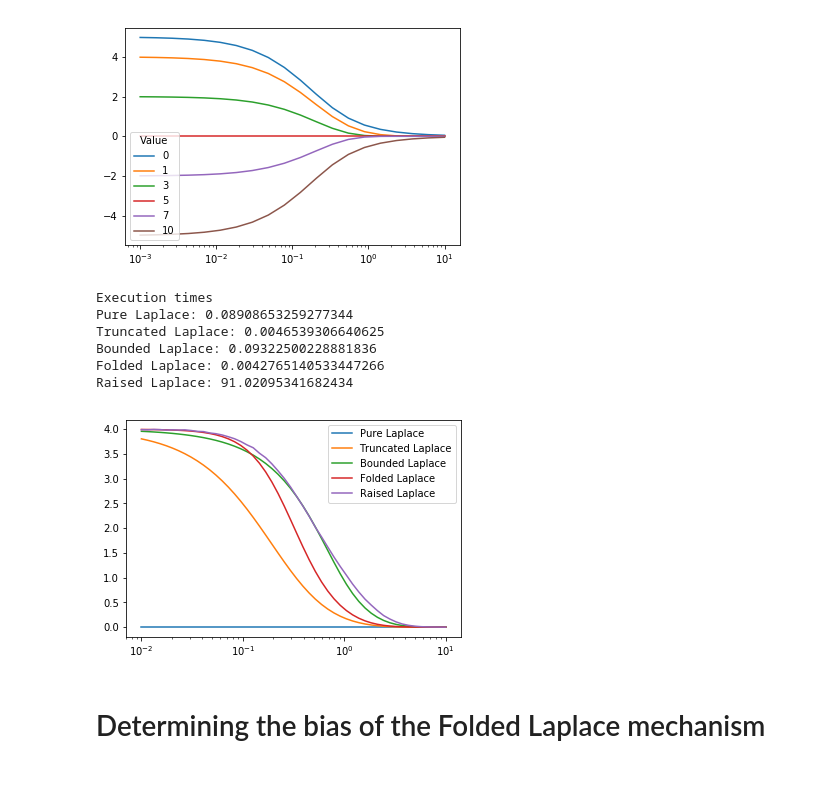
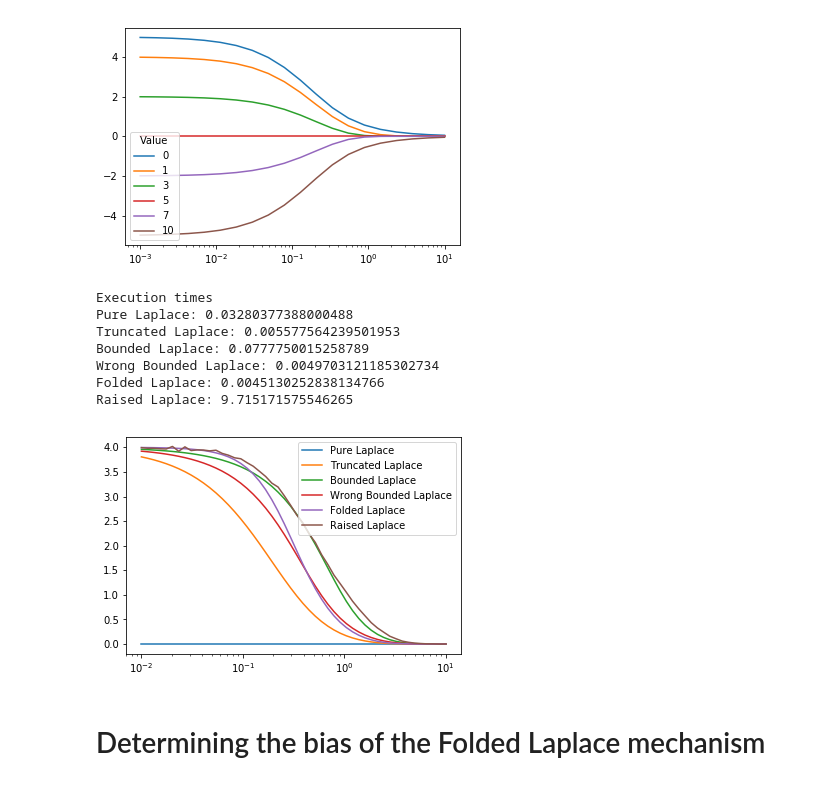
Before and after one commit to IBM/differential-privacy-library, a Jupyter notebook: BiasTest.ipynb, the cells around one changed output. Saved outputs shown, nothing was run; the diff lists cells and outputs as text; code cells hidden in the pictures.

```diff
--- a/BiasTest.ipynb
+++ b/BiasTest.ipynb
@@ -15,7 +15,7 @@ for _value in values:
 
     for _i, _epsilon in enumerate(epsilons):
         vals = np.zeros(samples)
-        mech = dp.BoundedLaplaceMechanism().setEpsilon(_epsilon).setSensitivity(1).setBounds(0, upperBound)
+        mech = dp.BoundedLaplaceMechanism().set_epsilon(_epsilon).set_sensitivity(1).set_bounds(0, upperBound)
 
         for _j in np.arange(samples):
             vals[_j] = mech.randomise(_value)
@@ -43,13 +43,13 @@ for _value in values:
     results = np.zeros_like(epsilons)
 
     for _i, _epsilon in enumerate(epsilons):
-        mech = dp.TruncatedLaplaceMechanism().setEpsilon(_epsilon).setSensitivity(1).setBounds(0, upperBound)
+        mech = dp.TruncatedLaplaceMechanism().set_epsilon(_epsilon).set_sensitivity(1).set_bounds(0, upperBound)
 
 #         for _j in np.arange(len(vals)):
 #             vals[_j] = mech.randomise(_value)
 
 #         vals -= _value
-        results[_i] = mech.getBias(_value)
+        results[_i] = mech.get_bias(_value)
 
     plt.semilogx(epsilons, results, label=_value)
     print("%g done" % _value)
@@ -65,55 +65,56 @@ plt.show()
 10 done
 [figure]
 # %%
-samples = 200000
+samples = 20000
 epsilons = np.logspace(-2, 1, 50)
 values = [0, 1, 3, 5, 7, 10]
 upperBound = 10
 mechanisms = [
-             ("Pure Laplace", dp.LaplaceMechanism().setSensitivity(1)),
-             ("Truncated Laplace", dp.TruncatedLaplaceMechanism().setSensitivity(1).setBounds(0, upperBound)),
-             ("Bounded Laplace", dp.BoundedLaplaceMechanism().setSensitivity(1).setBounds(0, upperBound)),
-#              ("Wrong Bounded Laplace", dp.BoundedLaplaceMechanism().setSensitivity(1).setBounds(0, upperBound)),
-             ("Folded Laplace", dp.FoldedLaplaceMechanism().setSensitivity(1).setBounds(0, upperBound)),
-             ("Raised Laplace", RaisedLaplaceMechanism().setSensitivity(1).setBounds(0, upperBound))]
+             ("Pure Laplace", dp.LaplaceMechanism().set_sensitivity(1)),
+             ("Truncated Laplace", dp.TruncatedLaplaceMechanism().set_sensitivity(1).set_bounds(0, upperBound)),
+             ("Bounded Laplace", dp.BoundedLaplaceMechanism().set_sensitivity(1).set_bounds(0, upperBound)),
+             ("Wrong Bounded Laplace", dp.BoundedLaplaceMechanism().set_sensitivity(1).set_bounds(0, upperBound)),
+             ("Folded Laplace", dp.FoldedLaplaceMechanism().set_sensitivity(1).set_bounds(0, upperBound)),
+             ("Raised Laplace", RaisedLaplaceMechanism().set_sensitivity(1).set_bounds(0, upperBound))]
 
 _value = 1
 print("Execution times")
 
 for (label, mech) in mechanisms:
     results = np.zeros_like(epsilons)
     t = time()
 
     for _i, _epsilon in enumerate(epsilons):
-        realMech = mech.copy().setEpsilon(_epsilon)
+        realMech = mech.copy().set_epsilon(_epsilon)
 
         if label == "Wrong Bounded Laplace":
             realMech.shape = 1/_epsilon
 
-        bias = realMech.getBias(_value)
-        if (bias == None):
+        bias = realMech.get_bias(_value)
+        if bias is None:
             vals = np.zeros(samples)
             for _j in np.arange(samples):
                 vals[_j] = realMech.randomise(_value)
 
             vals -= _value
             results[_i] = vals.mean()
         else:
             results[_i] = bias
 
     plt.semilogx(epsilons, results, label=label)
     print(label + ": " + str(time() - t))
 
 plt.legend()
 plt.show()
 # %% [output]
 Execution times
-Pure Laplace: 0.08908653259277344
-Truncated Laplace: 0.0046539306640625
-Bounded Laplace: 0.09322500228881836
-Folded Laplace: 0.0042765140533447266
-Raised Laplace: 91.02095341682434
+Pure Laplace: 0.03280377388000488
+Truncated Laplace: 0.005577564239501953
+Bounded Laplace: 0.0777750015258789
+Wrong Bounded Laplace: 0.0049703121185302734
+Folded Laplace: 0.0045130252838134766
+Raised Laplace: 9.715171575546265
-[figure, old version]
+[figure, new version]
 # %% [markdown]
 # Determining the bias of the Folded Laplace mechanism
 # %%
```
Also changed, not shown: parts of 23 cells of this notebook, 2 other files.
